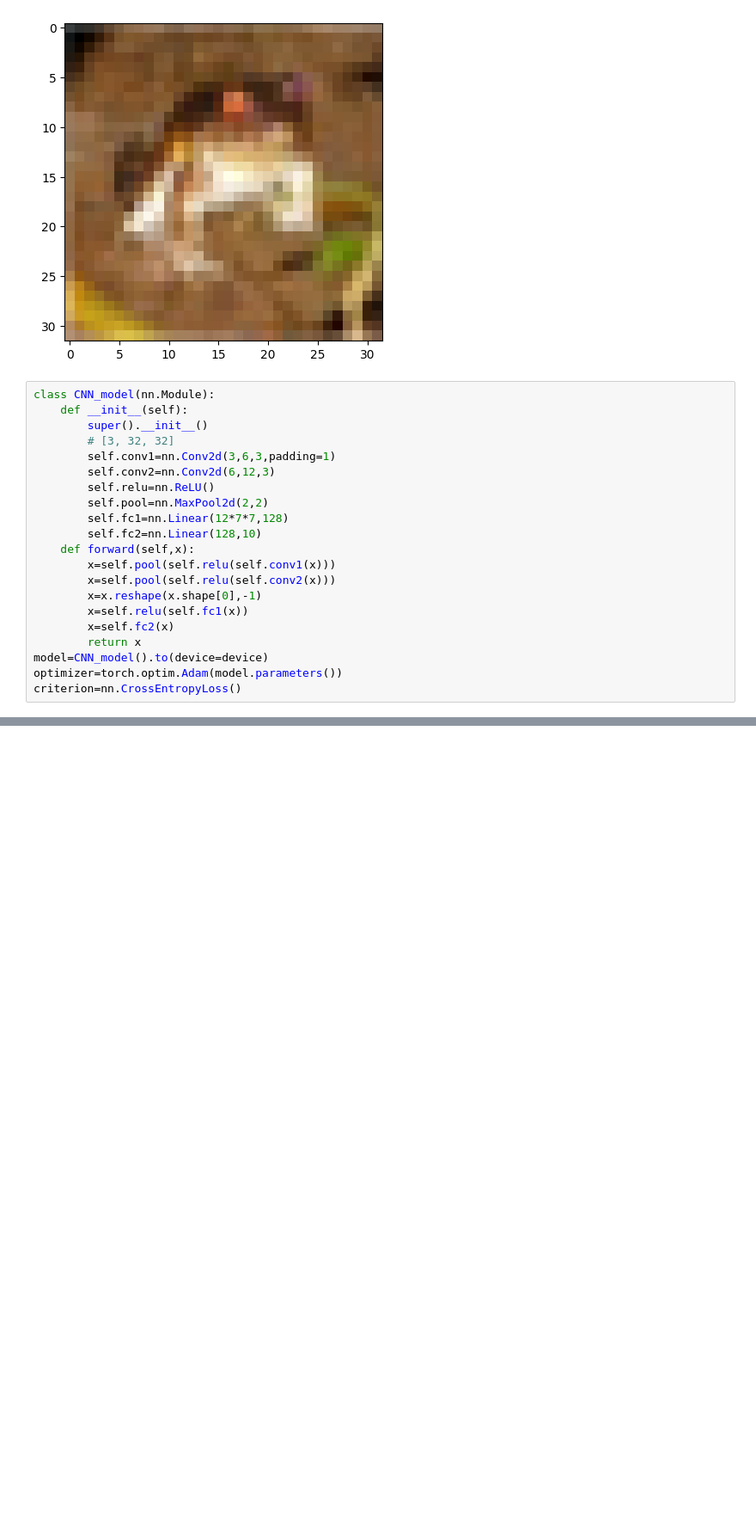
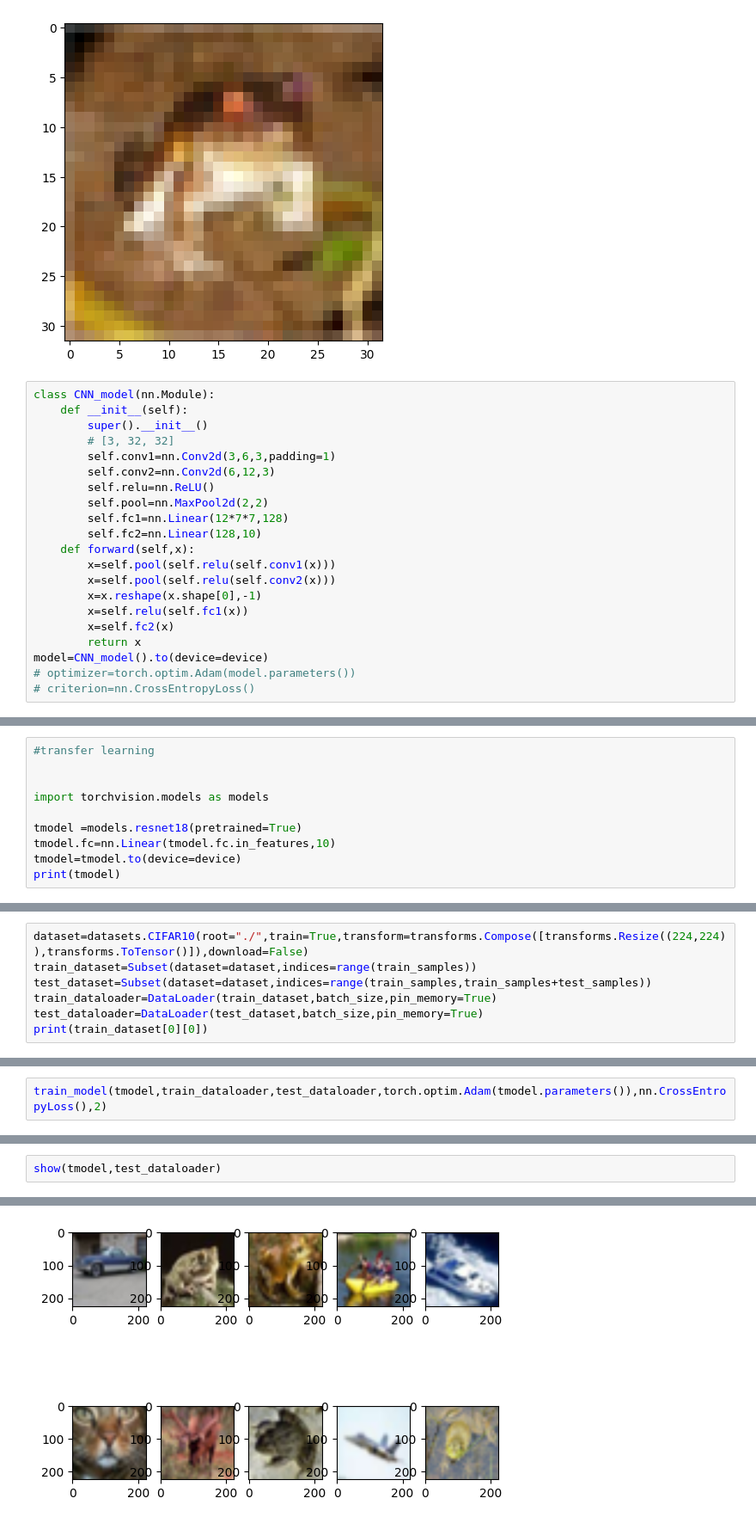
Before and after one commit to peterrayn/practices, a Jupyter notebook: Untitled-1.ipynb, the cells around one changed output, grey strips where cells are left out. Shown at 86% size. Saved outputs shown, nothing was run; the diff lists cells and outputs as text; blank space fills up the shorter version.

Commit message:
i have add a transfer model-resnet18 and optimize structure

```diff
--- a/Untitled-1.ipynb
+++ b/Untitled-1.ipynb
@@ -43,6 +42,6 @@ class CNN_model(nn.Module):
         x=self.fc2(x)
         return x
 model=CNN_model().to(device=device)
-optimizer=torch.optim.Adam(model.parameters())
-criterion=nn.CrossEntropyLoss()
+# optimizer=torch.optim.Adam(model.parameters())
+# criterion=nn.CrossEntropyLoss()
 # %%
@@ -139,0 +120,10 @@ torch.Size([100, 10])
+# %%
+#transfer learning
+
+
+import torchvision.models as models
+
+tmodel =models.resnet18(pretrained=True)
+tmodel.fc=nn.Linear(tmodel.fc.in_features,10)
+tmodel=tmodel.to(device=device)
+print(tmodel)
@@ -139,0 +166,7 @@ torch.Size([100, 10])
+# %%
+dataset=datasets.CIFAR10(root="./",train=True,transform=transforms.Compose([transforms.Resize((224,224)),transforms.ToTensor()]),download=False)
+train_dataset=Subset(dataset=dataset,indices=range(train_samples))
+test_dataset=Subset(dataset=dataset,indices=range(train_samples,train_samples+test_samples))
+train_dataloader=DataLoader(train_dataset,batch_size,pin_memory=True)
+test_dataloader=DataLoader(test_dataset,batch_size,pin_memory=True)
+print(train_dataset[0][0])
@@ -139,0 +191,2 @@ torch.Size([100, 10])
+# %%
+train_model(tmodel,train_dataloader,test_dataloader,torch.optim.Adam(tmodel.parameters()),nn.CrossEntropyLoss(),2)
@@ -139,0 +196,3 @@ torch.Size([100, 10])
+# %%
+show(tmodel,test_dataloader)
+# %% [output]
@@ -139,0 +211 @@ torch.Size([100, 10])
+[figure, added]
```
Also changed, not shown: parts of 11 cells of this notebook.
